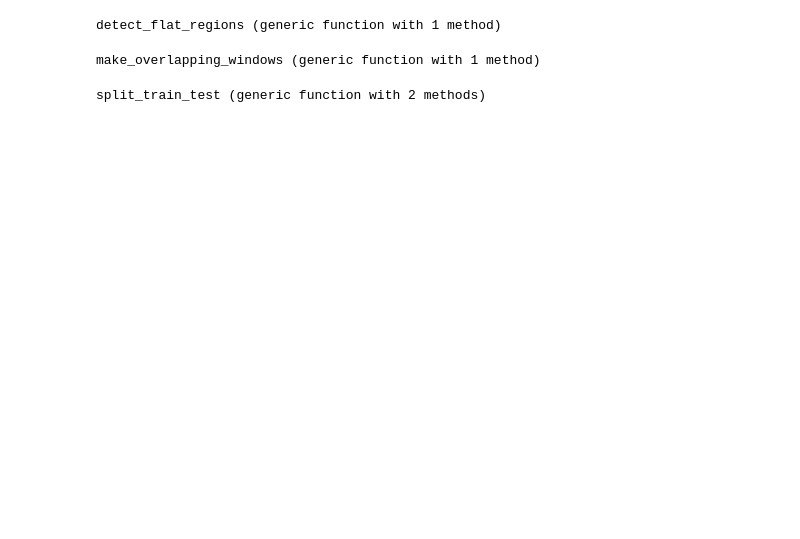
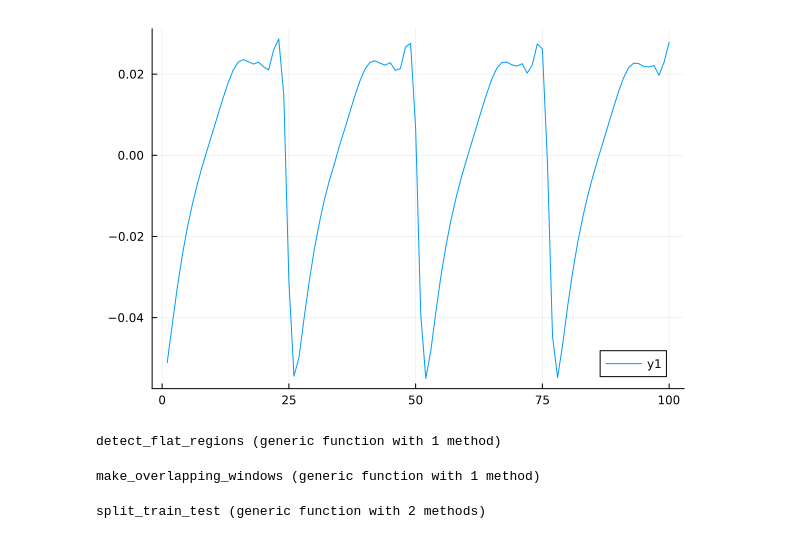
Before and after one commit to joshuabmoore/MPSTime.jl, a Jupyter notebook: FinalBenchmarks/NASA_KeplerV2/make_datasets.ipynb, the cells around one changed output. Saved outputs shown, nothing was run; the diff lists cells and outputs as text; code cells hidden in the pictures; blank space fills up the shorter version.

```diff
--- a/FinalBenchmarks/NASA_KeplerV2/make_datasets.ipynb
+++ b/FinalBenchmarks/NASA_KeplerV2/make_datasets.ipynb
@@ -9,3 +9,5 @@ X_train = read(f, "X_train");
 X_test = read(f, "X_test");
 y_train = read(f, "y_train")
 y_test = read(f, "y_test");
+# %%
+c6_idxs = findall(x -> x .== 6, y_train)
@@ -11,0 +33,4 @@ y_test = read(f, "y_test");
+# %%
+plot(X_train[c6_idxs[2], 1:100])
+# %% [output]
+[figure, added]
```
Also changed, not shown: parts of 9 cells of this notebook, 14 other files.
